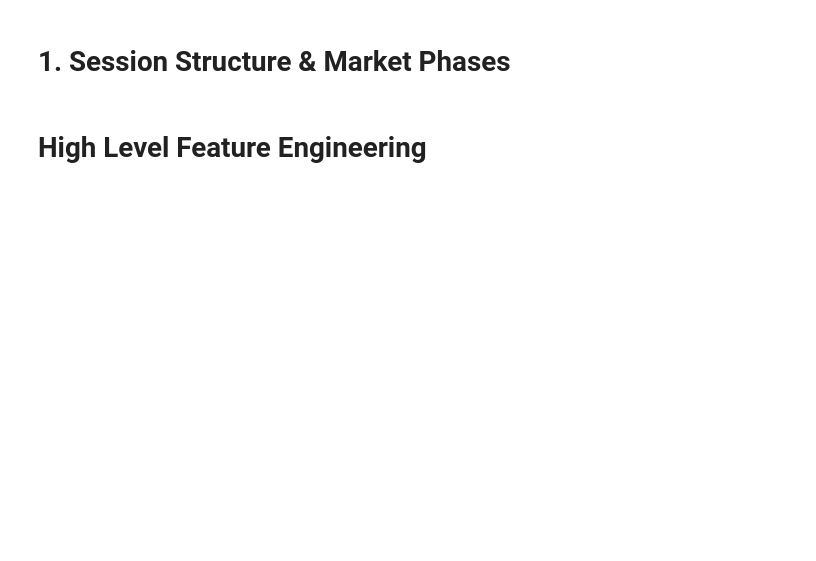
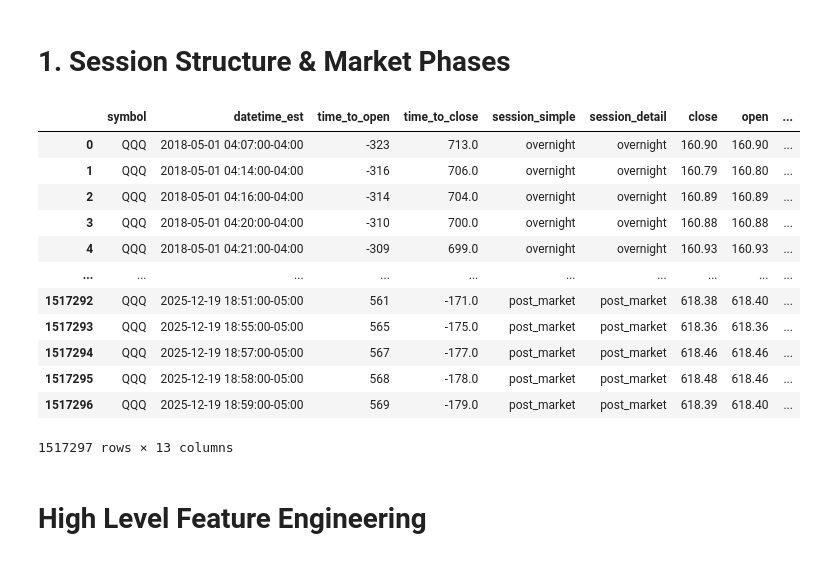
Before and after one commit to bchase17/Fracturion, a Jupyter notebook: Intraday_Model_Pipeline/pipeline_brett.ipynb, the cells around one changed output. Cells and saved outputs as stored; diff of their text form; code cells hidden in the pictures; blank space fills up the shorter version.

```diff
--- a/Intraday_Model_Pipeline/pipeline_brett.ipynb
+++ b/Intraday_Model_Pipeline/pipeline_brett.ipynb
@@ -82,8 +82,8 @@ def add_intraday_labels(df: pd.DataFrame, dt_col: str = "datetime_est") -> pd.Da
     #close_min = 16 * 60 - 1   # 960
 
     # Minutes since open (can be negative pre-market, positive post-open)
-    out["rel_to_open"] = out["_tod_minutes"] - open_min
-    out["rel_to_close"] = (open_min + out["session_duration"]) - out["_tod_minutes"]
+    out["time_to_open"] = out["_tod_minutes"] - open_min
+    out["time_to_close"] = (open_min + out["session_duration"]) - out["_tod_minutes"]
 
     # Column 1: simple session label
     out["session_simple"] = np.select(
@@ -118,35 +118,51 @@ def add_intraday_labels(df: pd.DataFrame, dt_col: str = "datetime_est") -> pd.Da
             (out["_tod_minutes"] > (open_min + out["session_duration"])) & (out["_tod_minutes"] < 16*60+15),
             (out["_tod_minutes"] >= 16*60+15) & (out["_tod_minutes"] < 17*60),
             (out["_tod_minutes"] >= 17*60) & (out["_tod_minutes"] <= 20*60),
         ],
         [
             "overnight",
             "early_pre_market",
             "late_pre_market",
             "early_open",
             "late_open",
             "morning",
             "midday",
             "late_day",
             "early_close",
             "late_close",
             "early_post_market",
             "late_post_market",
             "post_market",
         ],
         default="other"
     )
 
     # Cleanup
     out = out.drop(columns=["_tod_minutes", "_detail_simple_check"], errors="ignore")
     return out
 
 #df_intraday_labels[df_intraday_labels['minutes_since_open'] == 390]
 #Shortest minutes_since_open = -330 largest is 629. 0 = 930am, 389 = 4:00pm
 df_intraday_labels = add_intraday_labels(df_main)
 df_intraday_labels['Date'] = pd.to_datetime(df_intraday_labels['datetime_est']).dt.strftime('%Y-%m-%d')
-df_labeled_final = df_intraday_labels[['symbol', 'datetime_est', 'rel_to_open', 'rel_to_close', 'session_simple',
-                    'session_detail', 'close', 'open', 'high', 'low', 'Date', 'session_duration']].copy()
+df_labeled_final = df_intraday_labels[['symbol', 'datetime_est', 'time_to_open', 'time_to_close', 'session_simple',
+                    'session_detail', 'close', 'open', 'high', 'low', 'Date', 'session_duration', 'volume']].copy()
+
+df_labeled_final
+# %% [output]
+|  | symbol | datetime_est | time_to_open | time_to_close | session_simple | session_detail | close | open | ... |
+| 0 | QQQ | 2018-05-01 04:07:00-04:00 | -323 | 713.0 | overnight | overnight | 160.90 | 160.90 | ... |
+| 1 | QQQ | 2018-05-01 04:14:00-04:00 | -316 | 706.0 | overnight | overnight | 160.79 | 160.80 | ... |
+| 2 | QQQ | 2018-05-01 04:16:00-04:00 | -314 | 704.0 | overnight | overnight | 160.89 | 160.89 | ... |
+| 3 | QQQ | 2018-05-01 04:20:00-04:00 | -310 | 700.0 | overnight | overnight | 160.88 | 160.88 | ... |
+| 4 | QQQ | 2018-05-01 04:21:00-04:00 | -309 | 699.0 | overnight | overnight | 160.93 | 160.93 | ... |
+| ... | ... | ... | ... | ... | ... | ... | ... | ... | ... |
+| 1517292 | QQQ | 2025-12-19 18:51:00-05:00 | 561 | -171.0 | post_market | post_market | 618.38 | 618.40 | ... |
+| 1517293 | QQQ | 2025-12-19 18:55:00-05:00 | 565 | -175.0 | post_market | post_market | 618.36 | 618.36 | ... |
+| 1517294 | QQQ | 2025-12-19 18:57:00-05:00 | 567 | -177.0 | post_market | post_market | 618.46 | 618.46 | ... |
+| 1517295 | QQQ | 2025-12-19 18:58:00-05:00 | 568 | -178.0 | post_market | post_market | 618.48 | 618.46 | ... |
+| 1517296 | QQQ | 2025-12-19 18:59:00-05:00 | 569 | -179.0 | post_market | post_market | 618.39 | 618.40 | ... |
+1517297 rows × 13 columns
 # %% [markdown]
 # High Level Feature Engineering
 # %%
```
Also changed, not shown: parts of 8 cells of this notebook, 2 other files.
